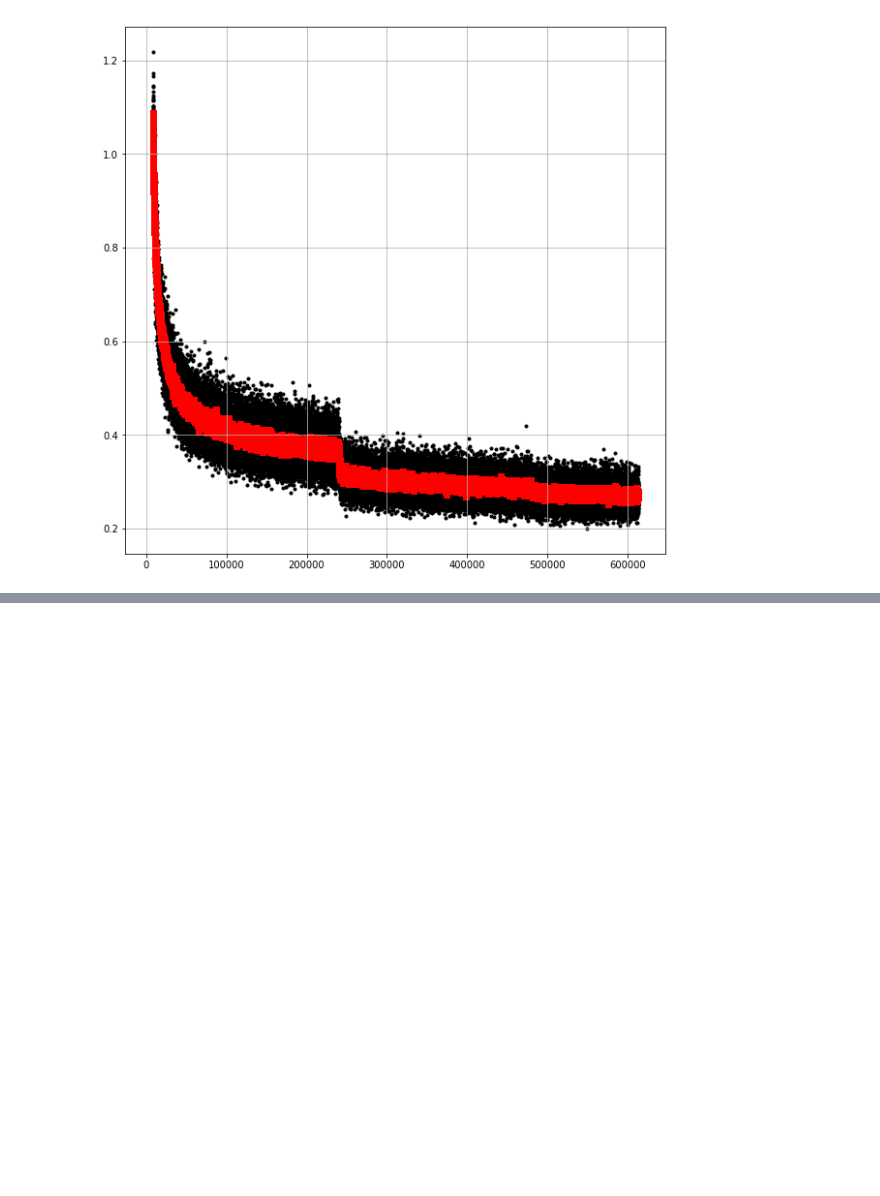
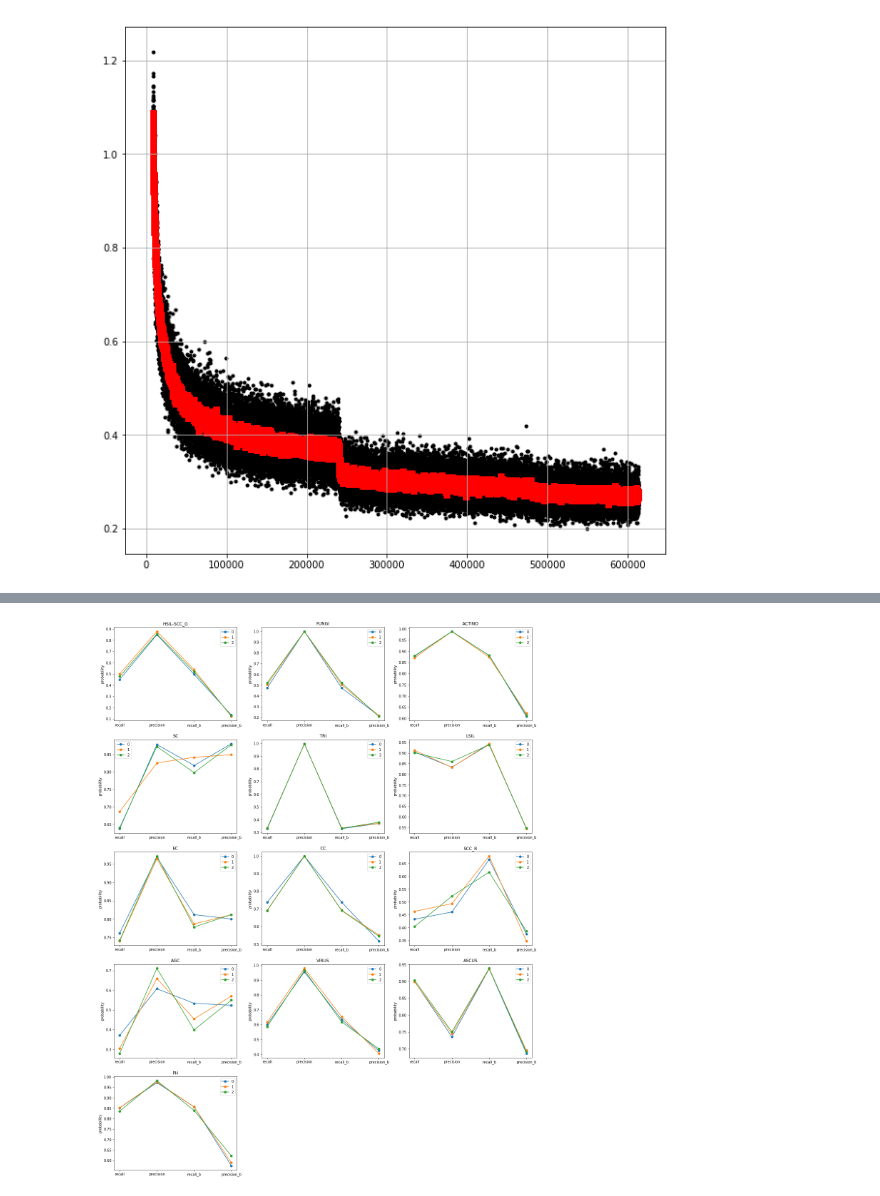
Before and after one commit to liyu10000/tct, a Jupyter notebook: conference/darknet/loss_vs_steps.ipynb, the cells around one changed output, grey strips where cells are left out. Drawn from its saved outputs; the diff is of its cells as text; code cells hidden in the pictures; blank space fills up the shorter version.

```diff
--- a/conference/darknet/loss_vs_steps.ipynb
+++ b/conference/darknet/loss_vs_steps.ipynb
@@ -44,0 +68,33 @@ plt.show()
+# %%
+txt1 = "/home/ssd_array0/Develop/liyu/darknet/backup/gnet2/gnet2_300000.evaluation"
+txt2 = "/home/ssd_array0/Develop/liyu/darknet/backup/gnet2/gnet2_400000.evaluation"
+txt3 = "/home/ssd_array0/Develop/liyu/darknet/backup/gnet2/gnet2.evaluation"
+
+txts = [txt1, txt2, txt3]
+results = {}
+for i,txt in enumerate(txts):
+    raw, ref = parse_txt(txt)
+    results[i] = {"raw":raw, "ref":ref}
+# %%
+classes = results[0]["ref"].keys()
+xs = ["recall", "precision", "recall_b", "precision_b"]
+plot_data = {class_i:{i:[] for i in range(len(txts))} for class_i in classes}
+for class_i in classes:
+    for i in range(len(txts)):
+        plot_data[class_i][i] = [results[i]["ref"][class_i][x] for x in xs]
+# %%
+f = plt.figure(figsize=(21, 28))
+
+for i,class_i in enumerate(classes):
+    ax = f.add_subplot(5, 3, i+1)
+    ax.set_title(class_i, fontsize=12)
+    data_i = plot_data[class_i]
+    for key,value in data_i.items():
+        ax.plot(xs, value, label=str(key), marker='o')
+    ax.legend()
+    # ax.set_xlabel("evaluation", fontsize=10)
+    ax.set_ylabel("probability", fontsize=10)
+
+plt.show()
+# %% [output]
+[figure, added]
```
Also changed, not shown: parts of 4 cells of this notebook, 3 other files.
